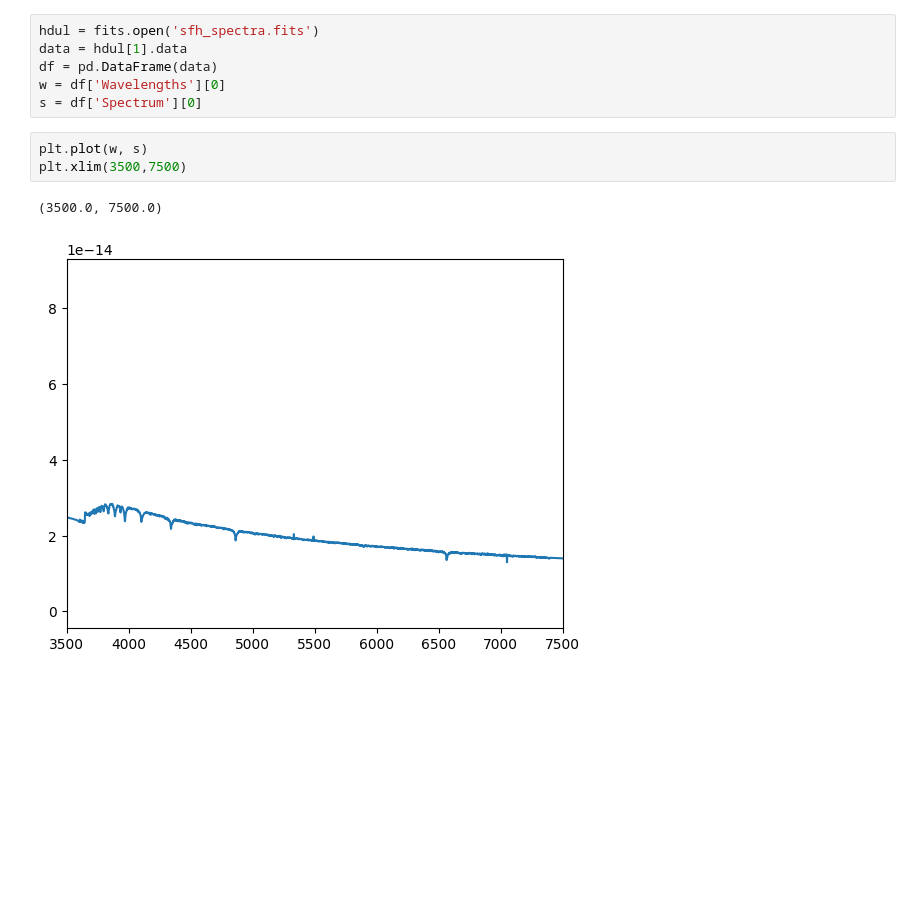
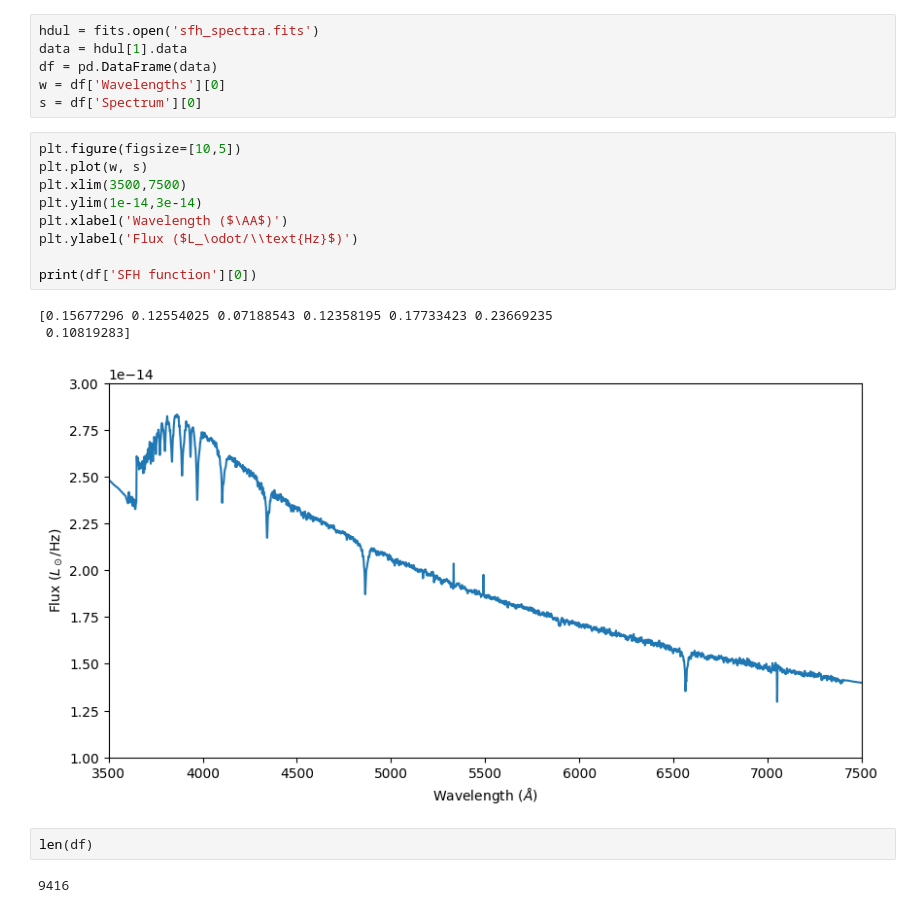
Before and after one commit to vernica-mehta/honours-project, a Jupyter notebook: sfh_test.ipynb, the cells around one changed output. Cells and saved outputs as stored; diff of their text form; blank space fills up the shorter version.

```diff
--- a/sfh_test.ipynb
+++ b/sfh_test.ipynb
@@ -10,8 +10,19 @@ df = pd.DataFrame(data)
 w = df['Wavelengths'][0]
 s = df['Spectrum'][0]
 # %%
+plt.figure(figsize=[10,5])
 plt.plot(w, s)
 plt.xlim(3500,7500)
+plt.ylim(1e-14,3e-14)
+plt.xlabel('Wavelength ($\AA$)')
+plt.ylabel('Flux ($L_\odot/\\text{Hz}$)')
+
+print(df['SFH function'][0])
 # %% [output]
-(3500.0, 7500.0)
+[0.15677296 0.12554025 0.07188543 0.12358195 0.17733423 0.23669235
+ 0.10819283]
-[figure, old version]
+[figure, new version]
+# %%
+len(df)
+# %% [output]
+9416
```
Also changed, not shown: 1 other file.
